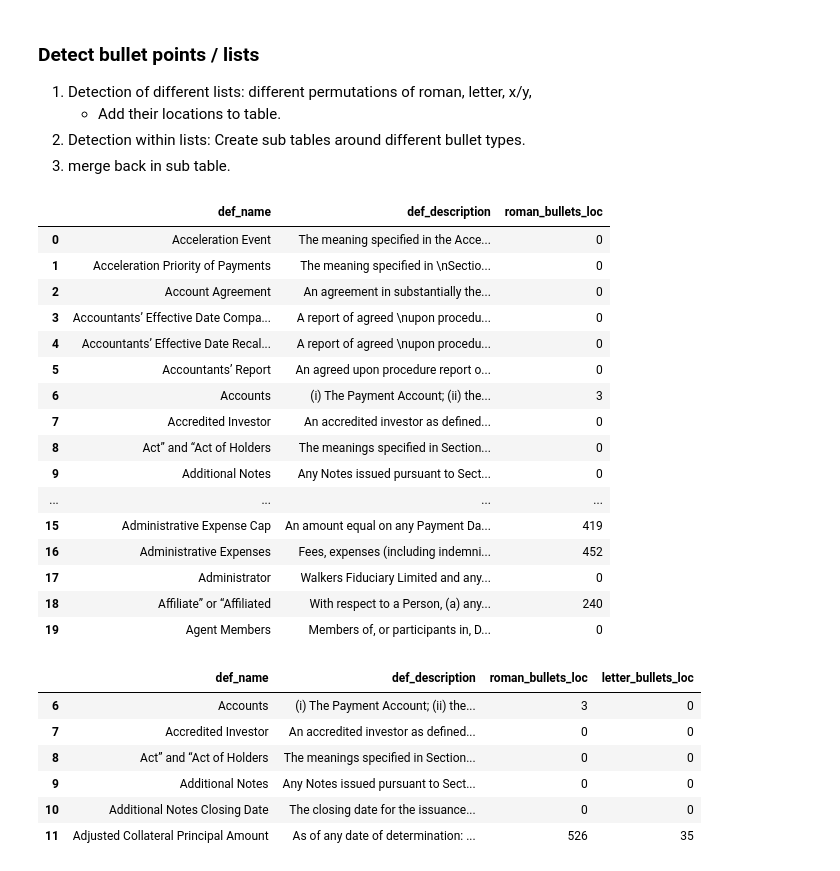
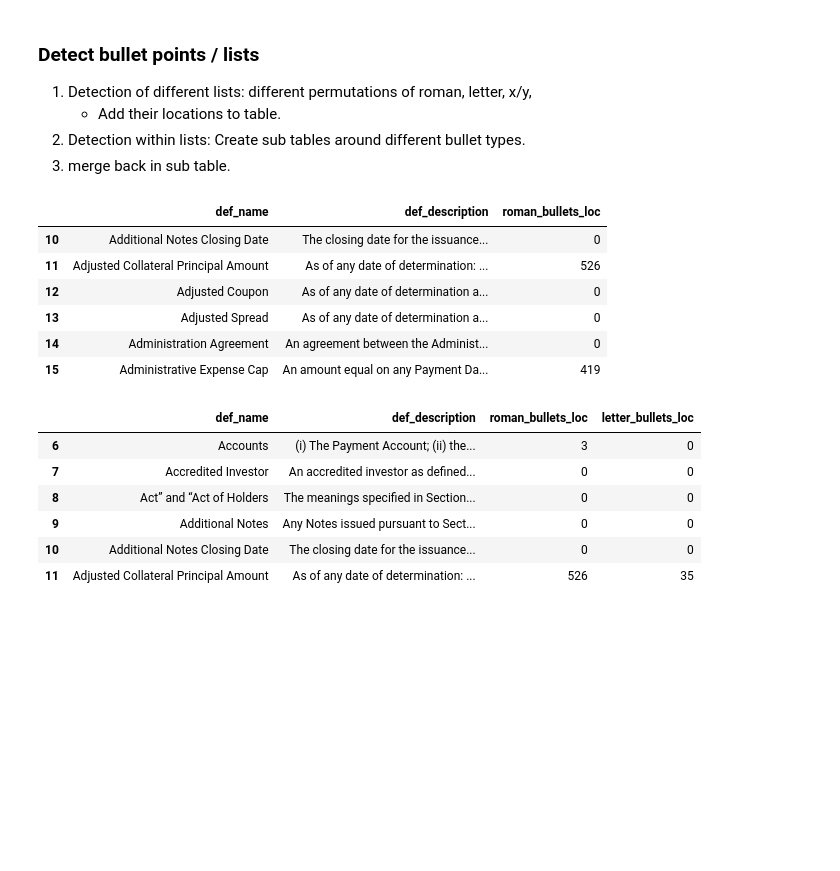
Before and after one commit to Nampai2Fire9/DS_Misc, a Jupyter notebook: Credit_DealDoc_Proc/PDF_Defproc.ipynb, the cells around one changed output. Drawn from its saved outputs; the diff is of its cells as text; code cells hidden in the pictures; blank space fills up the shorter version.

Commit message:
subdictionary processing for roman numerals. general processing of tables.

```diff
--- a/Credit_DealDoc_Proc/PDF_Defproc.ipynb
+++ b/Credit_DealDoc_Proc/PDF_Defproc.ipynb
@@ -87,28 +87,18 @@ df_defs.head()
 # %%
 # Detect Roman numerals
 regex = r"[\n\s]\(i\)"
 match_reg = [re.search(regex, x) for x in df_defs['def_description']]
 roman_bullet_flag = [x.span()[0] if x is not None else 0 for x in match_reg]
 df_defs['roman_bullets_loc'] = roman_bullet_flag
-df_defs.iloc[0:20]
+df_defs.iloc[10:16]
 # %% [output]
 |  | def_name | def_description | roman_bullets_loc |
-| 0 | Acceleration Event | The meaning specified in the Acce... | 0 |
-| 1 | Acceleration Priority of Payments | The meaning specified in \nSectio... | 0 |
-| 2 | Account Agreement | An agreement in substantially the... | 0 |
-| 3 | Accountants’ Effective Date Compa... | A report of agreed \nupon procedu... | 0 |
-| 4 | Accountants’ Effective Date Recal... | A report of agreed \nupon procedu... | 0 |
-| 5 | Accountants’ Report | An agreed upon procedure report o... | 0 |
-| 6 | Accounts | (i) The Payment Account; (ii) the... | 3 |
-| 7 | Accredited Investor | An accredited investor as defined... | 0 |
-| 8 | Act” and “Act of Holders | The meanings specified in Section... | 0 |
-| 9 | Additional Notes | Any Notes issued pursuant to Sect... | 0 |
-| ... | ... | ... | ... |
+| 10 | Additional Notes Closing Date | The closing date for the issuance... | 0 |
+| 11 | Adjusted Collateral Principal Amount | As of any date of determination: ... | 526 |
+| 12 | Adjusted Coupon | As of any date of determination a... | 0 |
+| 13 | Adjusted Spread | As of any date of determination a... | 0 |
+| 14 | Administration Agreement | An agreement between the Administ... | 0 |
 | 15 | Administrative Expense Cap | An amount equal on any Payment Da... | 419 |
-| 16 | Administrative Expenses | Fees, expenses (including indemni... | 452 |
-| 17 | Administrator | Walkers Fiduciary Limited and any... | 0 |
-| 18 | Affiliate” or “Affiliated | With respect to a Person, (a) any... | 240 |
-| 19 | Agent Members | Members of, or participants in, D... | 0 |
 # %%
 # Detect Letter bullets: look for '(a)'
 regex = r"[\n\s]\(a\)"
```
Also changed, not shown: parts of 2 cells of this notebook, 3 other files.
